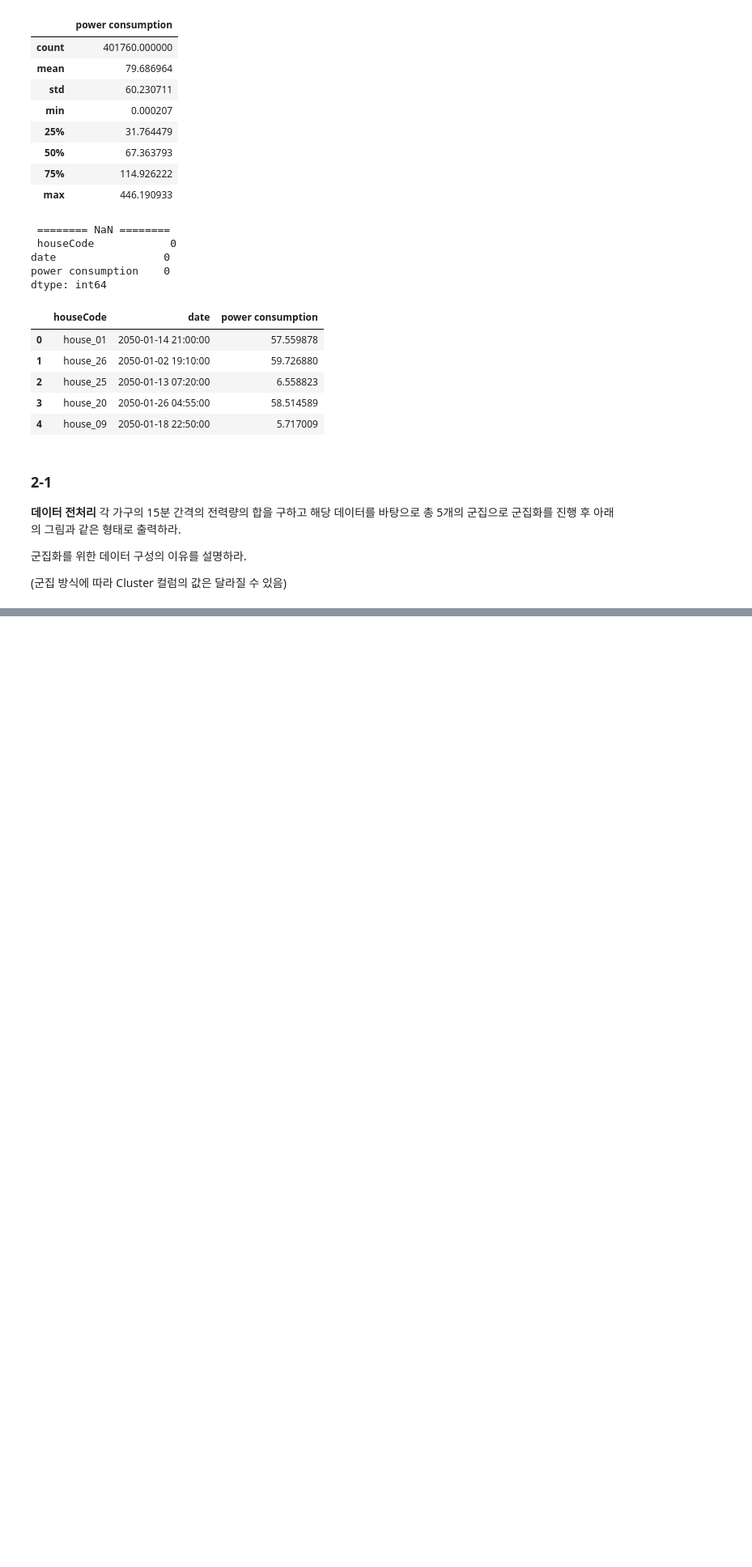
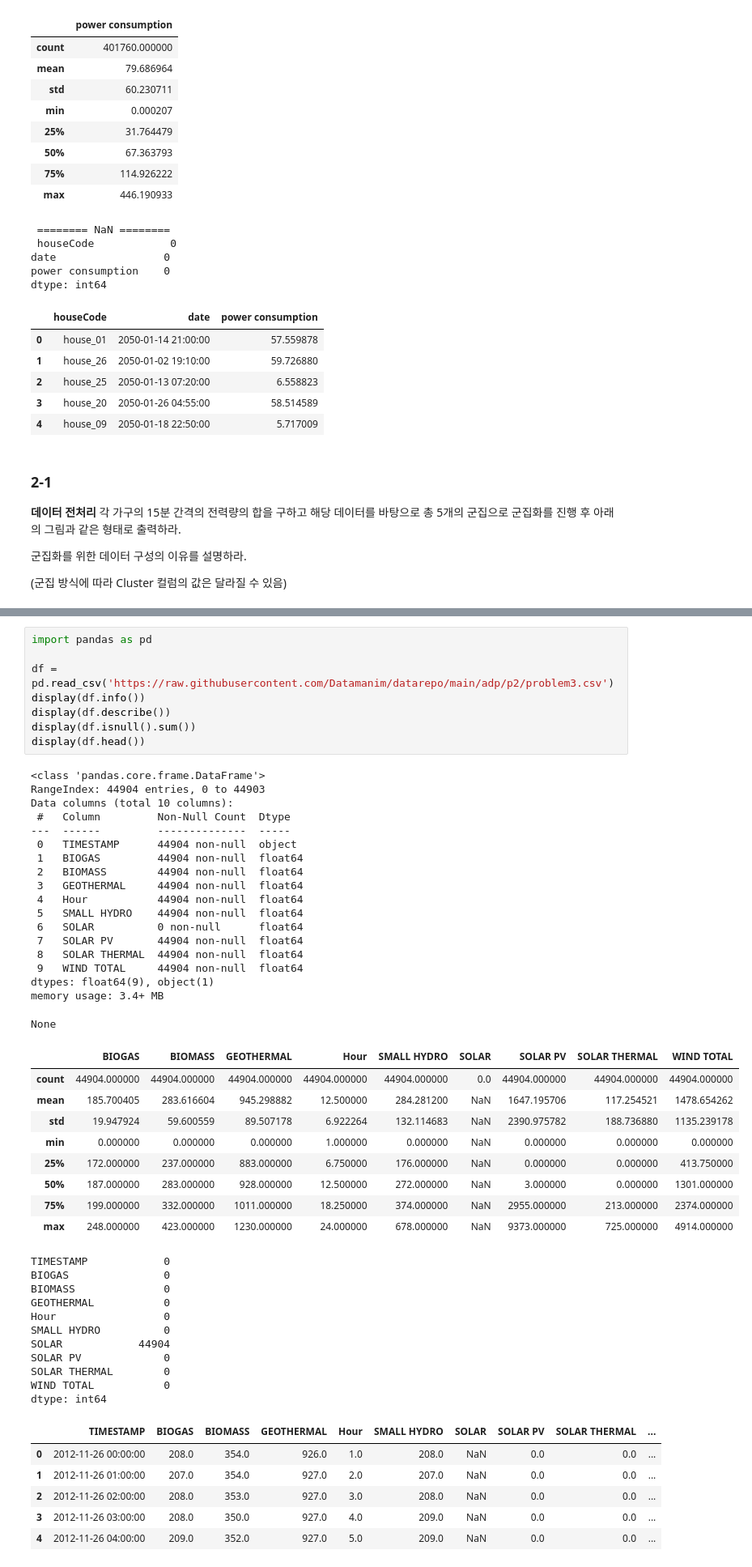
Before and after one commit to johyunkang/adp_certificate, a Jupyter notebook: adp_20.ipynb, the cells around one changed output, grey strips where cells are left out. Shown at 81% size. Cells and saved outputs as stored; diff of their text form; blank space fills up the shorter version.

```diff
--- a/adp_20.ipynb
+++ b/adp_20.ipynb
@@ -404,0 +451,53 @@ for v in range(5) :
+# %%
+import pandas as pd
+
+df = pd.read_csv('https://raw.githubusercontent.com/Datamanim/datarepo/main/adp/p2/problem3.csv')
+display(df.info())
+display(df.describe())
+display(df.isnull().sum())
+display(df.head())
+# %% [output]
+<class 'pandas.core.frame.DataFrame'>
+RangeIndex: 44904 entries, 0 to 44903
+Data columns (total 10 columns):
+ #   Column         Non-Null Count  Dtype
+---  ------         --------------  -----
+ 0   TIMESTAMP      44904 non-null  object
+ 1   BIOGAS         44904 non-null  float64
+ 2   BIOMASS        44904 non-null  float64
+ 3   GEOTHERMAL     44904 non-null  float64
+ 4   Hour           44904 non-null  float64
+ 5   SMALL HYDRO    44904 non-null  float64
+ 6   SOLAR          0 non-null      float64
+ 7   SOLAR PV       44904 non-null  float64
+ 8   SOLAR THERMAL  44904 non-null  float64
+ 9   WIND TOTAL     44904 non-null  float64
+dtypes: float64(9), object(1)
+memory usage: 3.4+ MB
+None
+|  | BIOGAS | BIOMASS | GEOTHERMAL | Hour | SMALL HYDRO | SOLAR | SOLAR PV | SOLAR THERMAL | WIND TOTAL |
+| count | 44904.000000 | 44904.000000 | 44904.000000 | 44904.000000 | 44904.000000 | 0.0 | 44904.000000 | 44904.000000 | 44904.000000 |
+| mean | 185.700405 | 283.616604 | 945.298882 | 12.500000 | 284.281200 | NaN | 1647.195706 | 117.254521 | 1478.654262 |
+| std | 19.947924 | 59.600559 | 89.507178 | 6.922264 | 132.114683 | NaN | 2390.975782 | 188.736880 | 1135.239178 |
+| min | 0.000000 | 0.000000 | 0.000000 | 1.000000 | 0.000000 | NaN | 0.000000 | 0.000000 | 0.000000 |
+| 25% | 172.000000 | 237.000000 | 883.000000 | 6.750000 | 176.000000 | NaN | 0.000000 | 0.000000 | 413.750000 |
+| 50% | 187.000000 | 283.000000 | 928.000000 | 12.500000 | 272.000000 | NaN | 3.000000 | 0.000000 | 1301.000000 |
+| 75% | 199.000000 | 332.000000 | 1011.000000 | 18.250000 | 374.000000 | NaN | 2955.000000 | 213.000000 | 2374.000000 |
+| max | 248.000000 | 423.000000 | 1230.000000 | 24.000000 | 678.000000 | NaN | 9373.000000 | 725.000000 | 4914.000000 |
+TIMESTAMP            0
+BIOGAS               0
+BIOMASS              0
+GEOTHERMAL           0
+Hour                 0
+SMALL HYDRO          0
+SOLAR            44904
+SOLAR PV             0
+SOLAR THERMAL        0
+WIND TOTAL           0
+dtype: int64
+|  | TIMESTAMP | BIOGAS | BIOMASS | GEOTHERMAL | Hour | SMALL HYDRO | SOLAR | SOLAR PV | SOLAR THERMAL | ... |
+| 0 | 2012-11-26 00:00:00 | 208.0 | 354.0 | 926.0 | 1.0 | 208.0 | NaN | 0.0 | 0.0 | ... |
+| 1 | 2012-11-26 01:00:00 | 207.0 | 354.0 | 927.0 | 2.0 | 207.0 | NaN | 0.0 | 0.0 | ... |
+| 2 | 2012-11-26 02:00:00 | 208.0 | 353.0 | 927.0 | 3.0 | 208.0 | NaN | 0.0 | 0.0 | ... |
+| 3 | 2012-11-26 03:00:00 | 208.0 | 350.0 | 927.0 | 4.0 | 209.0 | NaN | 0.0 | 0.0 | ... |
+| 4 | 2012-11-26 04:00:00 | 209.0 | 352.0 | 927.0 | 5.0 | 209.0 | NaN | 0.0 | 0.0 | ... |
```
Also changed, not shown: parts of 12 cells of this notebook.
